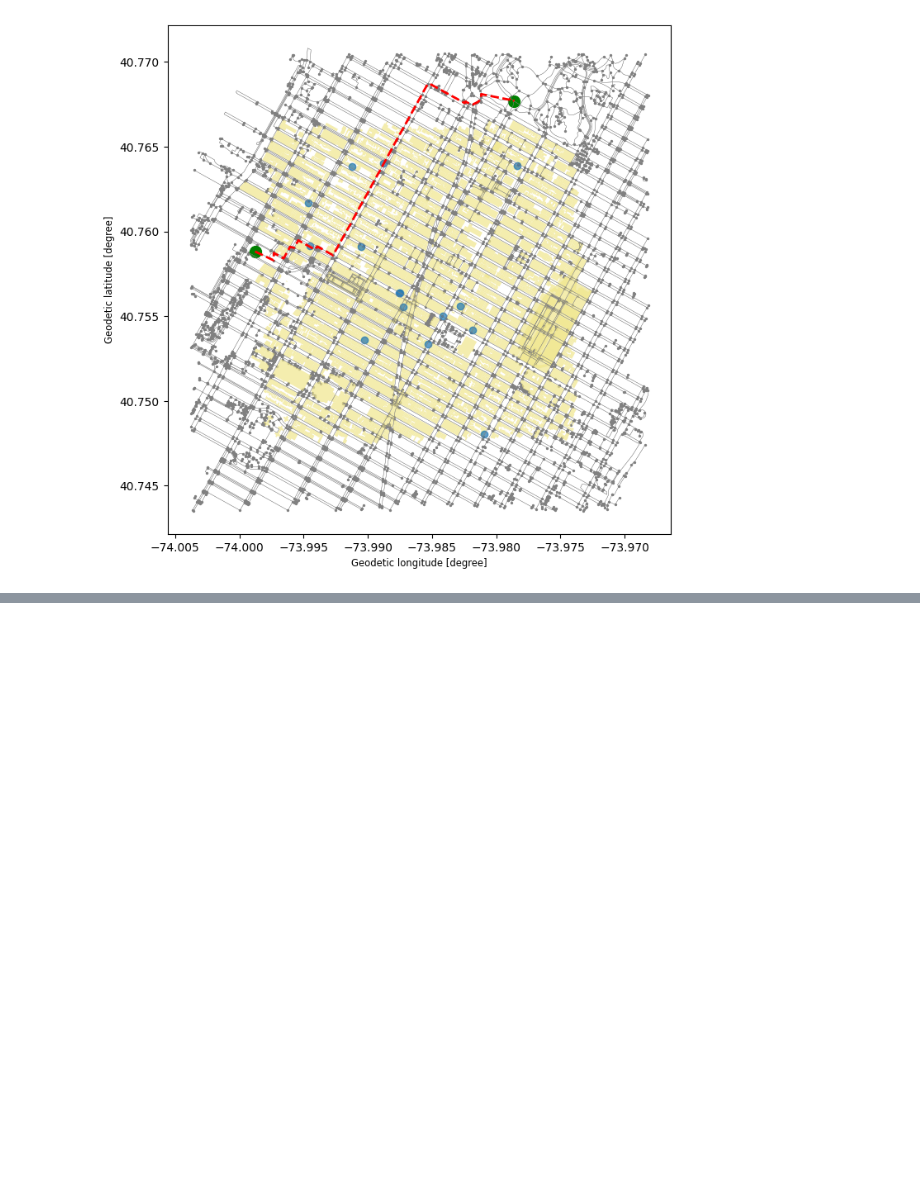
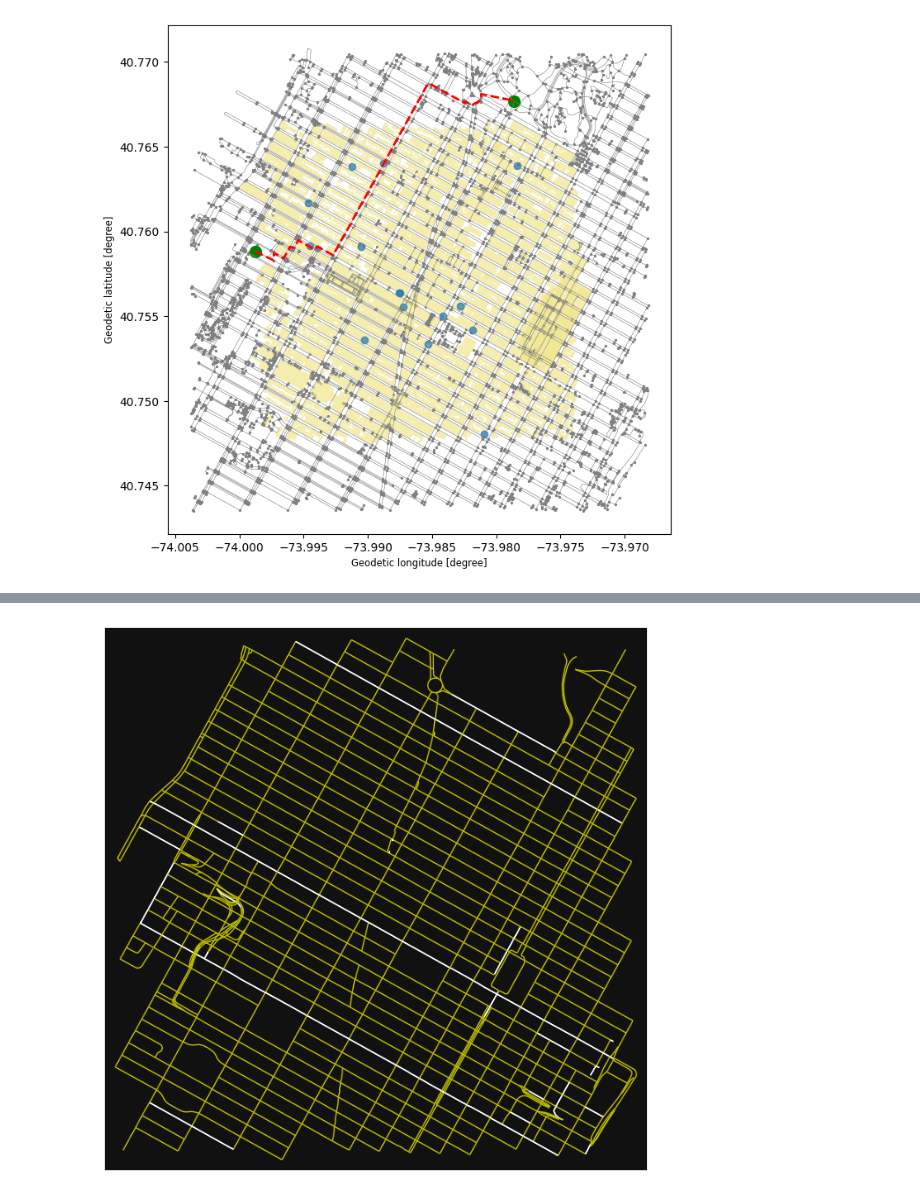
Before and after one commit to pashukalma/opt_algorithms, a Jupyter notebook: geospatial_data.ipynb, the cells around one changed output, grey strips where cells are left out. Saved outputs shown, nothing was run; the diff lists cells and outputs as text; code cells hidden in the pictures; blank space fills up the shorter version.

```diff
--- a/geospatial_data.ipynb
+++ b/geospatial_data.ipynb
@@ -198,0 +218,7 @@ ax = od_nodes.plot(ax=ax, markersize=100, color='green')
+# %%
+# highlight all one way edges
+#ec = ox.plot.get_edge_colors_by_attr(graph, 'oneway', cmap='coolwarm')
+ec = ['y' if data['oneway'] else 'w' for u, v, key, data in graph.edges(keys=True, data=True)]
+fig, ax = ox.plot_graph(graph, figsize=(8, 8), node_size=0, edge_color=ec)
+# %% [output]
+[figure, added]
```
Also changed, not shown: parts of 17 cells of this notebook, 3 other files.
